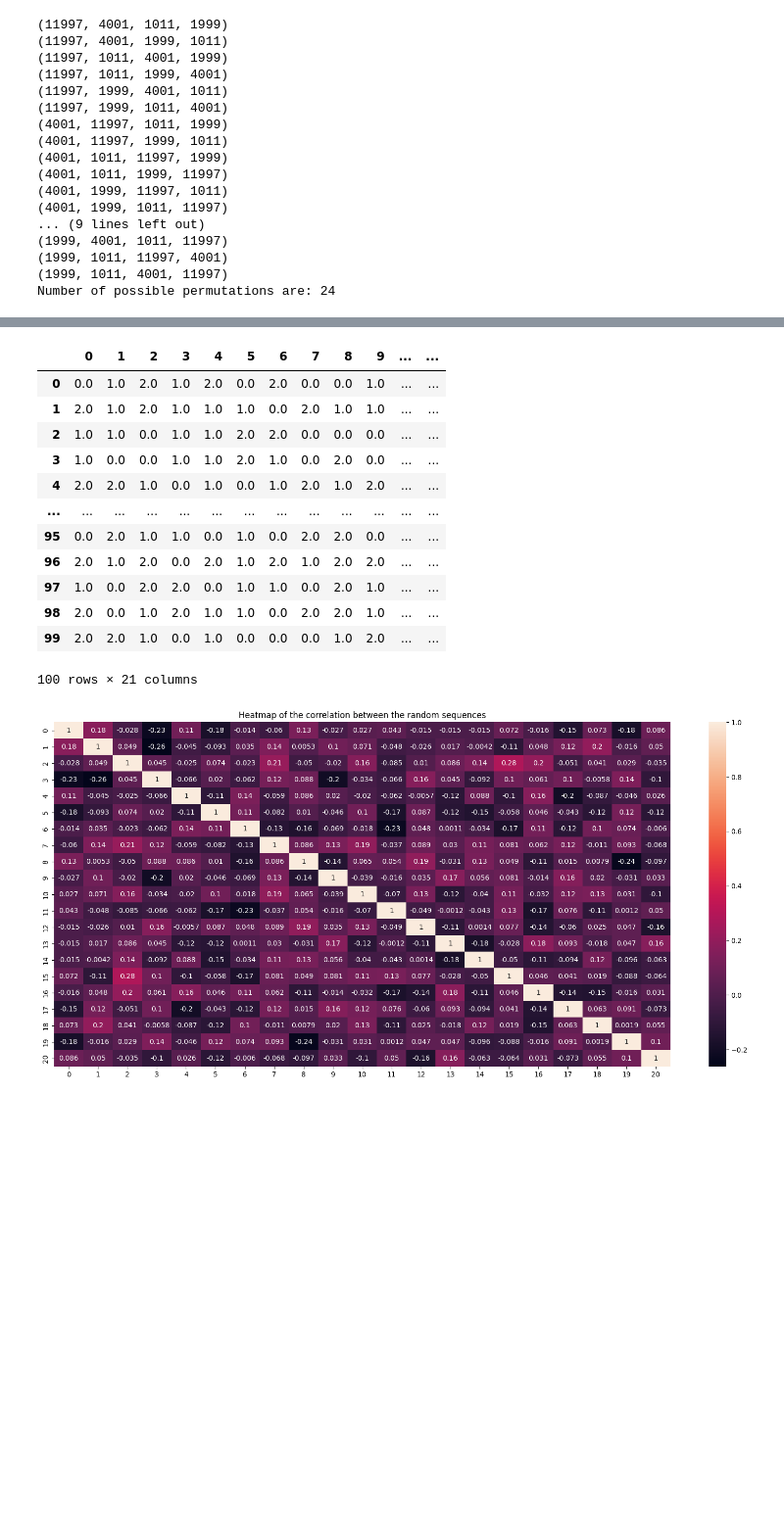
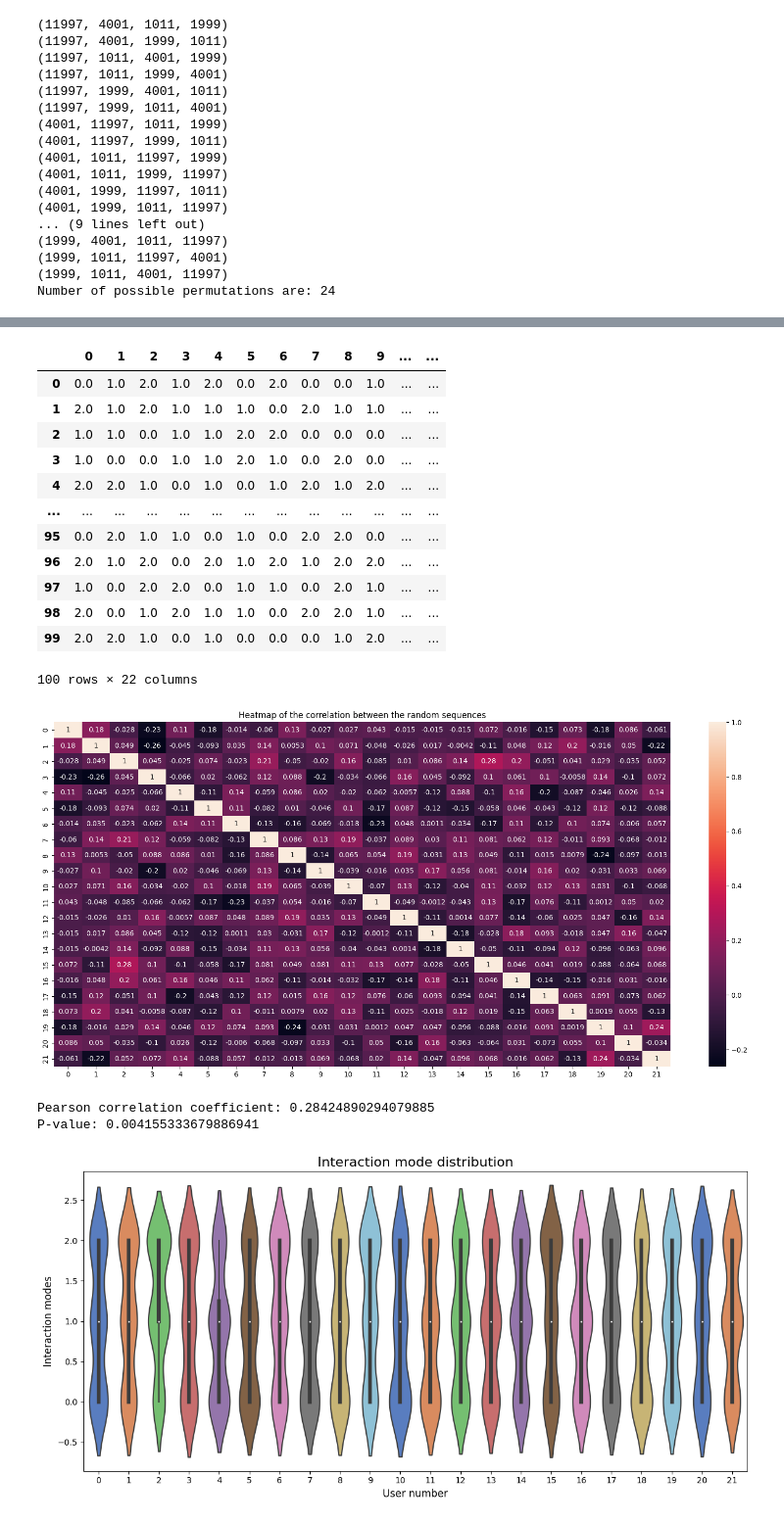
Before and after one commit to hoashalarajh/random-number-generation, a Jupyter notebook: random_number_generation.ipynb, the cells around one changed output, grey strips where cells are left out. Shown: that part at 98% size. Drawn from its saved outputs; the diff is of its cells as text; code cells hidden in the pictures; blank space fills up the shorter version.

```diff
--- a/random_number_generation.ipynb
+++ b/random_number_generation.ipynb
@@ -229,9 +229,14 @@ seed_list_global.clear()
 rand_seq_21 = get_rand_seq_mrg([1999, 4001, 11997, 1011]).copy()
 mrg_random_number.clear()
 seed_list_global.clear()
+# %%
+# seq 22
+rand_seq_22 = get_rand_seq_mrg([1999, 4001, 1011, 11997]).copy()
+mrg_random_number.clear()
+seed_list_global.clear()
 # %%
 # creating an empty array to store the random numbers generated
-rand_seq = np.zeros([21, 100])
+rand_seq = np.zeros([22, 100])
 print (rand_seq)
 print (rand_seq.shape)
 # %% [output]
@@ -266,6 +271,7 @@ rand_seq[17] = rand_seq_18
 rand_seq[18] = rand_seq_19
 rand_seq[19] = rand_seq_20
 rand_seq[20] = rand_seq_21
+rand_seq[21] = rand_seq_22
 # %%
 # transposing the array
 rand_seq = np.transpose(rand_seq)
@@ -297,7 +303,7 @@ df_rand
 | 97 | 1.0 | 0.0 | 2.0 | 2.0 | 0.0 | 1.0 | 1.0 | 0.0 | 2.0 | 1.0 | ... | ... |
 | 98 | 2.0 | 0.0 | 1.0 | 2.0 | 1.0 | 1.0 | 0.0 | 2.0 | 2.0 | 1.0 | ... | ... |
 | 99 | 2.0 | 2.0 | 1.0 | 0.0 | 1.0 | 0.0 | 0.0 | 0.0 | 1.0 | 2.0 | ... | ... |
-100 rows × 21 columns
+100 rows × 22 columns
 # %%
 import seaborn as sns
 import matplotlib.pyplot as plt
@@ -309,4 +315,34 @@ ax = sns.heatmap(df_rand.corr(), annot=True)
 plt.title("Heatmap of the correlation between the random sequences")
 plt.show()
 # %% [output]
-[figure, old version]
+[figure, new version]
+# %%
+def compute_correlation(array1, array2):
+    # Compute the Pearson correlation coefficient and p-value
+    corr_coefficient, p_value = pearsonr(array1, array2)
+    return corr_coefficient, p_value
+
+# Example usage:
+array1 = rand_seq_03
+array2 = rand_seq_16
+corr_coefficient, p_value = compute_correlation(array1, array2)
+print(f"Pearson correlation coefficient: {corr_coefficient}")
+print(f"P-value: {p_value}")
+# %% [output]
+Pearson correlation coefficient: 0.28424890294079885
+P-value: 0.004155333679886941
+# %%
+# Create a violin plot
+plt.figure(figsize=(12,6))
+sns.violinplot(data=df_rand, palette='muted')
+
+# Add labels and title
+plt.title('Interaction mode distribution', fontsize=16)
+plt.xlabel('User number', fontsize=12)
+plt.ylabel('Interaction modes', fontsize=12)
+
+# Show the plot
+plt.tight_layout()
+plt.show()
+# %% [output]
+[figure, added]
```
Also changed, not shown: parts of 3 cells of this notebook.
